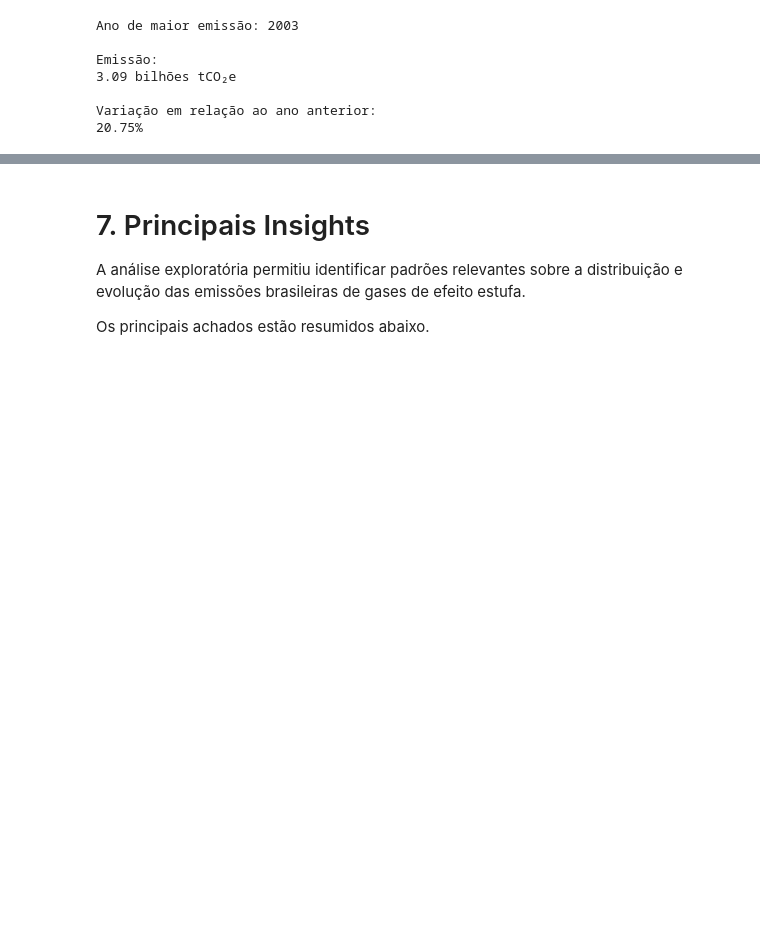
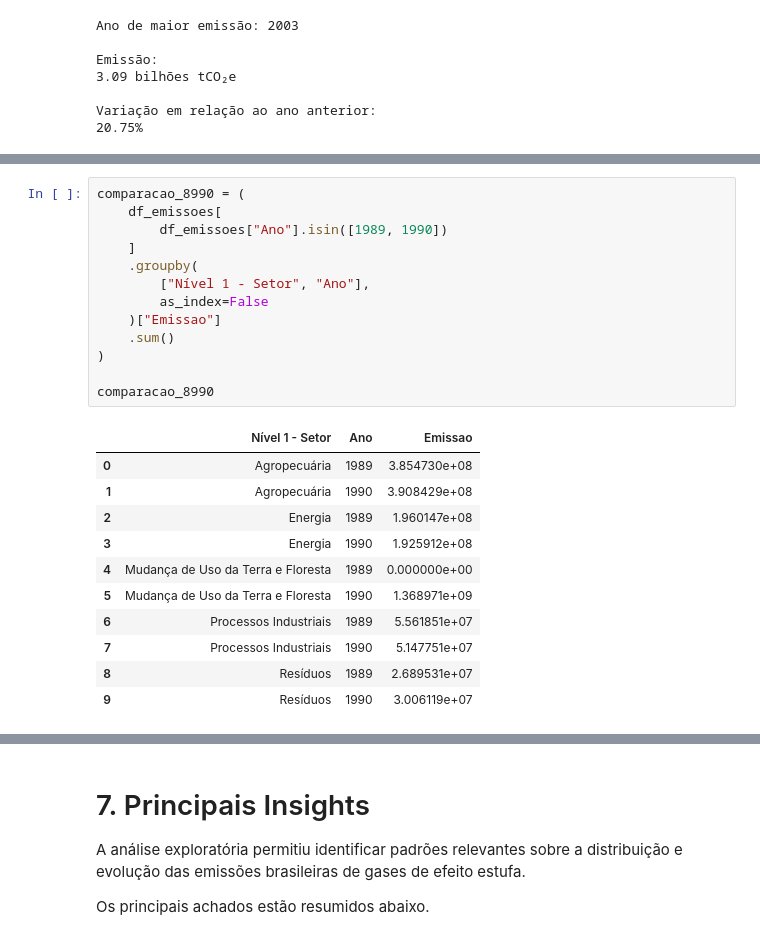
Before and after one commit to GustavoMedeiros601/brazil-ghg-emissions-analysis, a Jupyter notebook: notebook/02_exploratory_analysis.ipynb, the cells around one changed output, grey strips where cells are left out. Drawn from its saved outputs; the diff is of its cells as text; blank space fills up the shorter version.

```diff
--- a/notebook/02_exploratory_analysis.ipynb
+++ b/notebook/02_exploratory_analysis.ipynb
@@ -721,0 +732,25 @@ A análise da evolução das emissões brasileiras permitiu identificar quatro p
+# %%
+comparacao_8990 = (
+    df_emissoes[
+        df_emissoes["Ano"].isin([1989, 1990])
+    ]
+    .groupby(
+        ["Nível 1 - Setor", "Ano"],
+        as_index=False
+    )["Emissao"]
+    .sum()
+)
+
+comparacao_8990
+# %% [output]
+|  | Nível 1 - Setor | Ano | Emissao |
+| 0 | Agropecuária | 1989 | 3.854730e+08 |
+| 1 | Agropecuária | 1990 | 3.908429e+08 |
+| 2 | Energia | 1989 | 1.960147e+08 |
+| 3 | Energia | 1990 | 1.925912e+08 |
+| 4 | Mudança de Uso da Terra e Floresta | 1989 | 0.000000e+00 |
+| 5 | Mudança de Uso da Terra e Floresta | 1990 | 1.368971e+09 |
+| 6 | Processos Industriais | 1989 | 5.561851e+07 |
+| 7 | Processos Industriais | 1990 | 5.147751e+07 |
+| 8 | Resíduos | 1989 | 2.689531e+07 |
+| 9 | Resíduos | 1990 | 3.006119e+07 |
```
Also changed, not shown: parts of 34 cells of this notebook.
